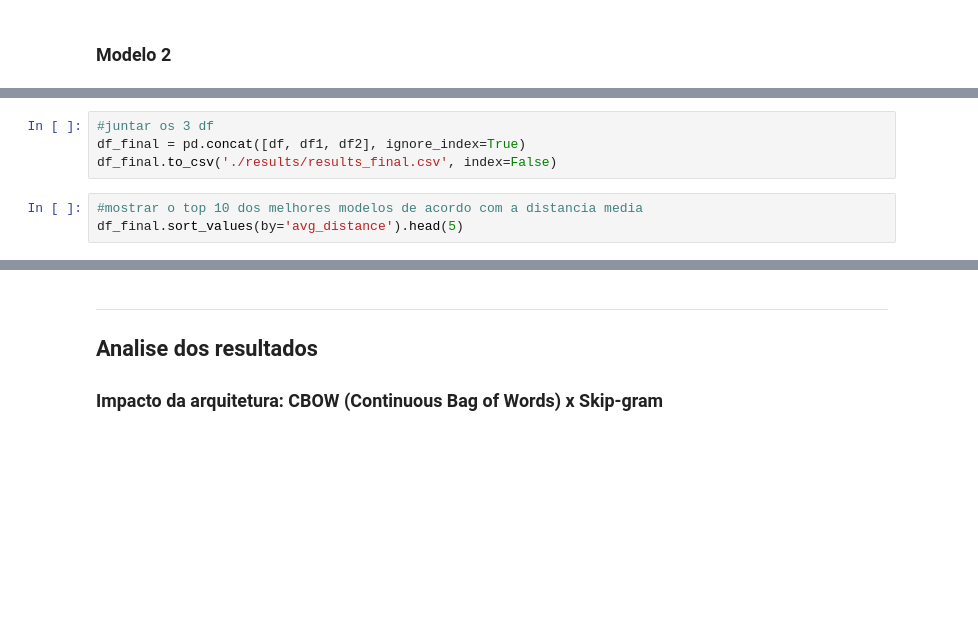
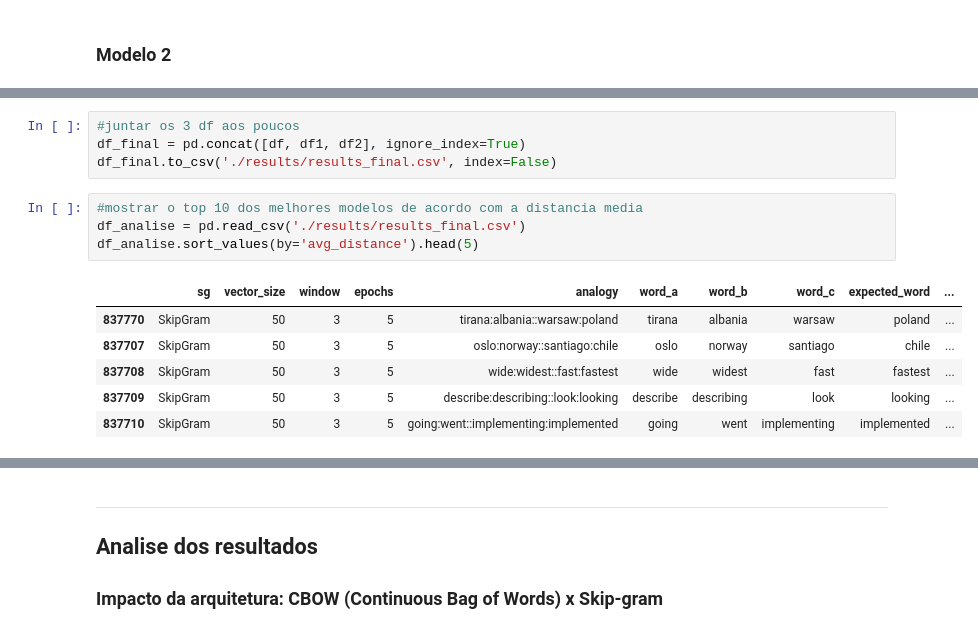
Before and after one commit to thaisfds/NLP_Natural_Language_Processing_Projects, a Jupyter notebook: TP1/main.ipynb, the cells around one changed output, grey strips where cells are left out. Saved outputs shown, nothing was run; the diff lists cells and outputs as text; blank space fills up the shorter version.

```diff
--- a/TP1/main.ipynb
+++ b/TP1/main.ipynb
@@ -585,9 +537,17 @@ df2.head()
 # %%
-#juntar os 3 df
+#juntar os 3 df aos poucos
 df_final = pd.concat([df, df1, df2], ignore_index=True)
 df_final.to_csv('./results/results_final.csv', index=False)
 # %%
 #mostrar o top 10 dos melhores modelos de acordo com a distancia media
-df_final.sort_values(by='avg_distance').head(5)
+df_analise = pd.read_csv('./results/results_final.csv')
+df_analise.sort_values(by='avg_distance').head(5)
+# %% [output]
+|  | sg | vector_size | window | epochs | analogy | word_a | word_b | word_c | expected_word | ... |
+| 837770 | SkipGram | 50 | 3 | 5 | tirana:albania::warsaw:poland | tirana | albania | warsaw | poland | ... |
+| 837707 | SkipGram | 50 | 3 | 5 | oslo:norway::santiago:chile | oslo | norway | santiago | chile | ... |
+| 837708 | SkipGram | 50 | 3 | 5 | wide:widest::fast:fastest | wide | widest | fast | fastest | ... |
+| 837709 | SkipGram | 50 | 3 | 5 | describe:describing::look:looking | describe | describing | look | looking | ... |
+| 837710 | SkipGram | 50 | 3 | 5 | going:went::implementing:implemented | going | went | implementing | implemented | ... |
 # %%
 #mostrar o top 10 dos melhores modelos de acordo com a acuracia
```
Also changed, not shown: parts of 15 cells of this notebook.
